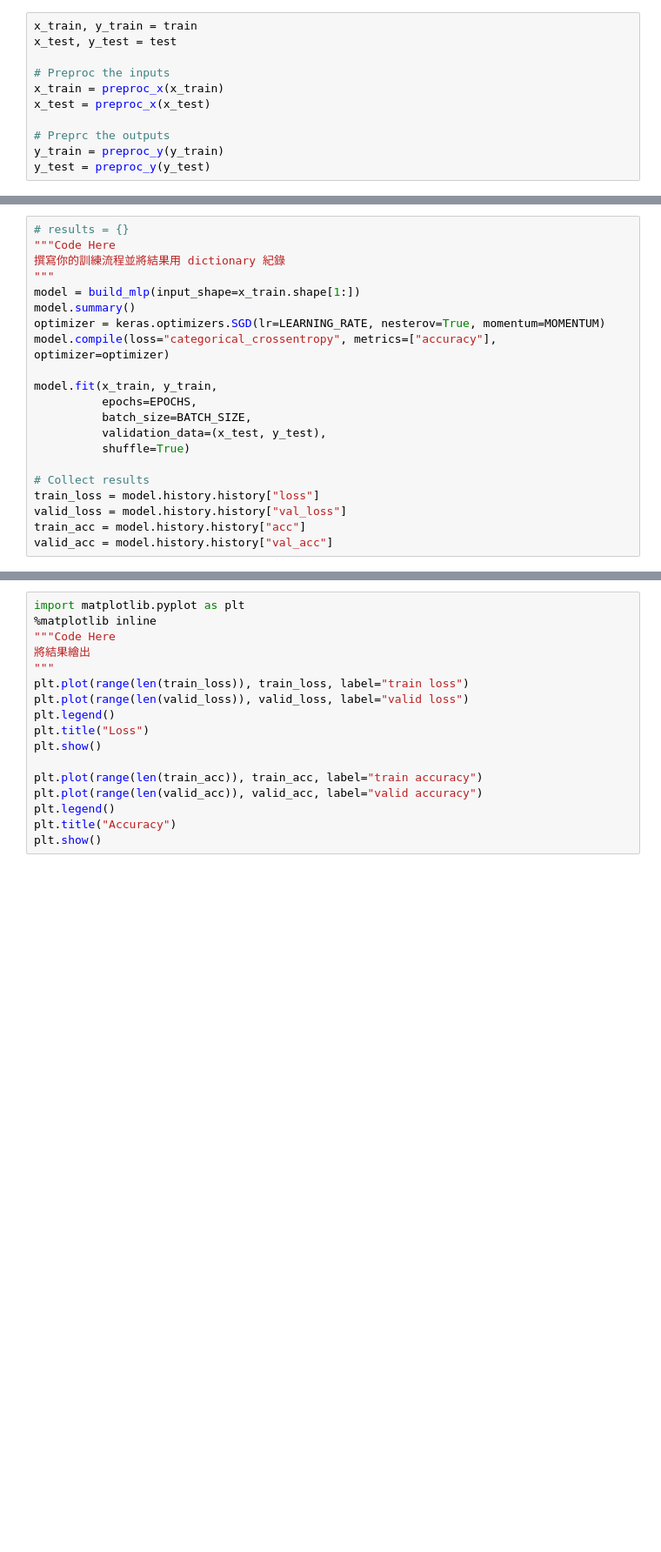
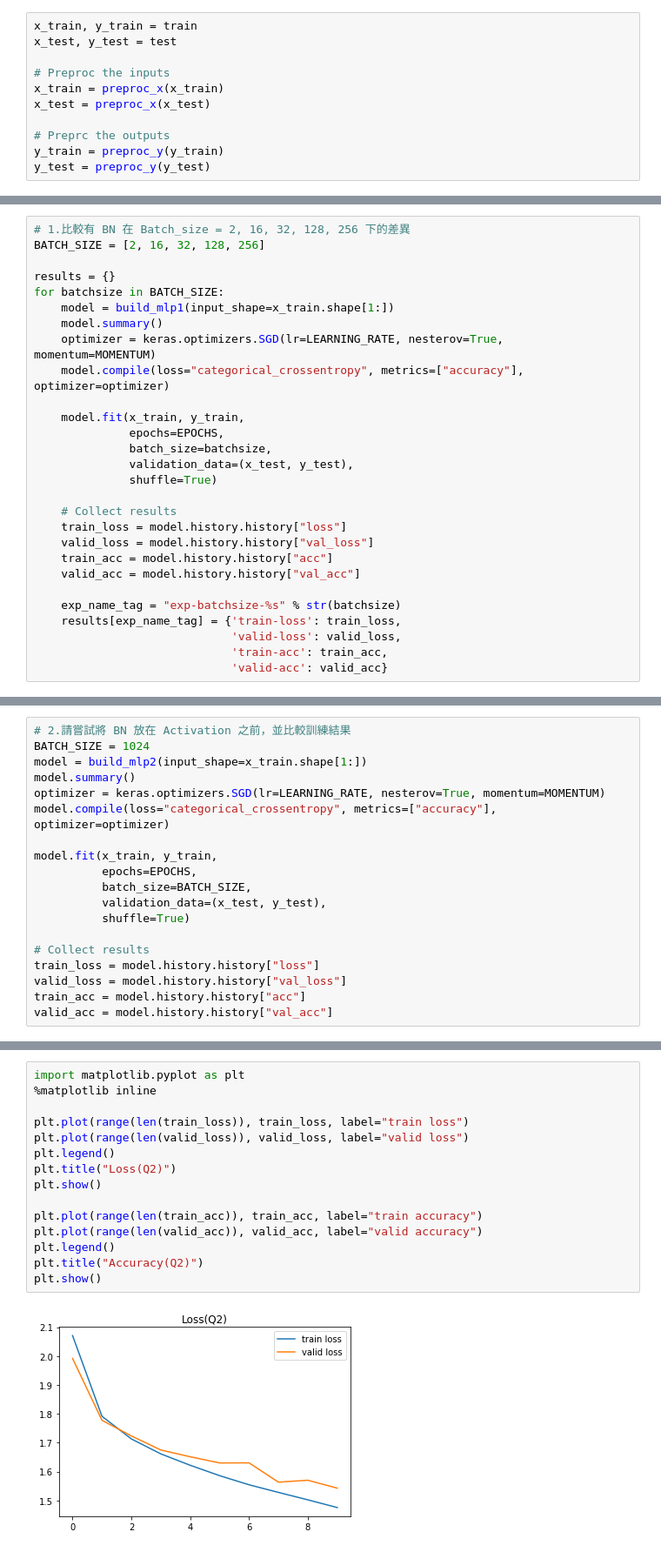
Before and after one commit to Noraaxx/2nd-ML100Days, a Jupyter notebook: homework/Day_083_HW.ipynb, the cells around one changed output, grey strips where cells are left out. Shown at 87% size. Saved outputs shown, nothing was run; the diff lists cells and outputs as text; blank space fills up the shorter version.

```diff
--- a/homework/Day_083_HW.ipynb
+++ b/homework/Day_083_HW.ipynb
@@ -70 +112,29 @@ BATCH_SIZE = 1024
 MOMENTUM = 0.95
+# %%
+# 1.比較有 BN 在 Batch_size = 2, 16, 32, 128, 256 下的差異
+BATCH_SIZE = [2, 16, 32, 128, 256]
+
+results = {}
+for batchsize in BATCH_SIZE:
+    model = build_mlp1(input_shape=x_train.shape[1:])
+    model.summary()
+    optimizer = keras.optimizers.SGD(lr=LEARNING_RATE, nesterov=True, momentum=MOMENTUM)
+    model.compile(loss="categorical_crossentropy", metrics=["accuracy"], optimizer=optimizer)
+
+    model.fit(x_train, y_train,
+              epochs=EPOCHS,
+              batch_size=batchsize,
+              validation_data=(x_test, y_test),
+              shuffle=True)
+
+    # Collect results
+    train_loss = model.history.history["loss"]
+    valid_loss = model.history.history["val_loss"]
+    train_acc = model.history.history["acc"]
+    valid_acc = model.history.history["val_acc"]
+
+    exp_name_tag = "exp-batchsize-%s" % str(batchsize)
+    results[exp_name_tag] = {'train-loss': train_loss,
+                             'valid-loss': valid_loss,
+                             'train-acc': train_acc,
+                             'valid-acc': valid_acc}
@@ -71,9 +214,7 @@ MOMENTUM = 0.95
 # %%
-# results = {}
-"""Code Here
-撰寫你的訓練流程並將結果用 dictionary 紀錄
-"""
-model = build_mlp(input_shape=x_train.shape[1:])
+# 2.請嘗試將 BN 放在 Activation 之前，並比較訓練結果
+BATCH_SIZE = 1024
+model = build_mlp2(input_shape=x_train.shape[1:])
 model.summary()
 optimizer = keras.optimizers.SGD(lr=LEARNING_RATE, nesterov=True, momentum=MOMENTUM)
 model.compile(loss="categorical_crossentropy", metrics=["accuracy"], optimizer=optimizer)
@@ -94,17 +251,17 @@ TypeError: build_mlp() got an unexpected keyword argument 'input_shape'
 # %%
 import matplotlib.pyplot as plt
 %matplotlib inline
-"""Code Here
-將結果繪出
-"""
+
 plt.plot(range(len(train_loss)), train_loss, label="train loss")
 plt.plot(range(len(valid_loss)), valid_loss, label="valid loss")
 plt.legend()
-plt.title("Loss")
+plt.title("Loss(Q2)")
 plt.show()
 
 plt.plot(range(len(train_acc)), train_acc, label="train accuracy")
 plt.plot(range(len(valid_acc)), valid_acc, label="valid accuracy")
 plt.legend()
-plt.title("Accuracy")
+plt.title("Accuracy(Q2)")
 plt.show()
+# %% [output]
+[figure, added]
```
Also changed, not shown: parts of 9 cells of this notebook.
